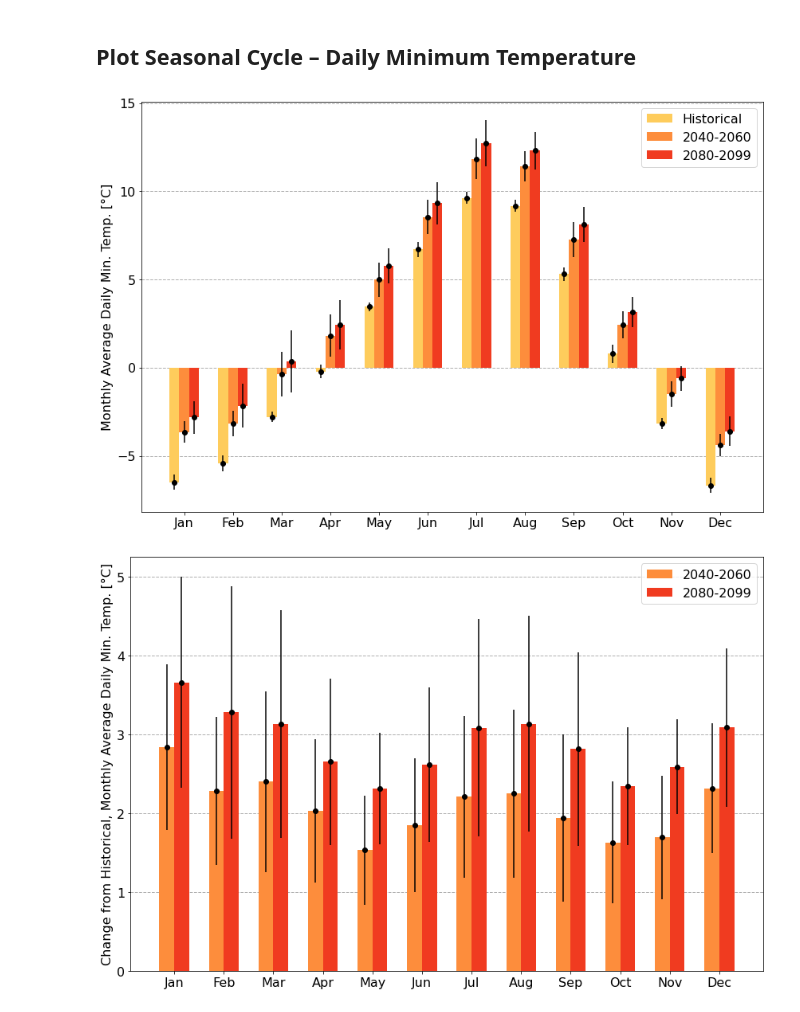
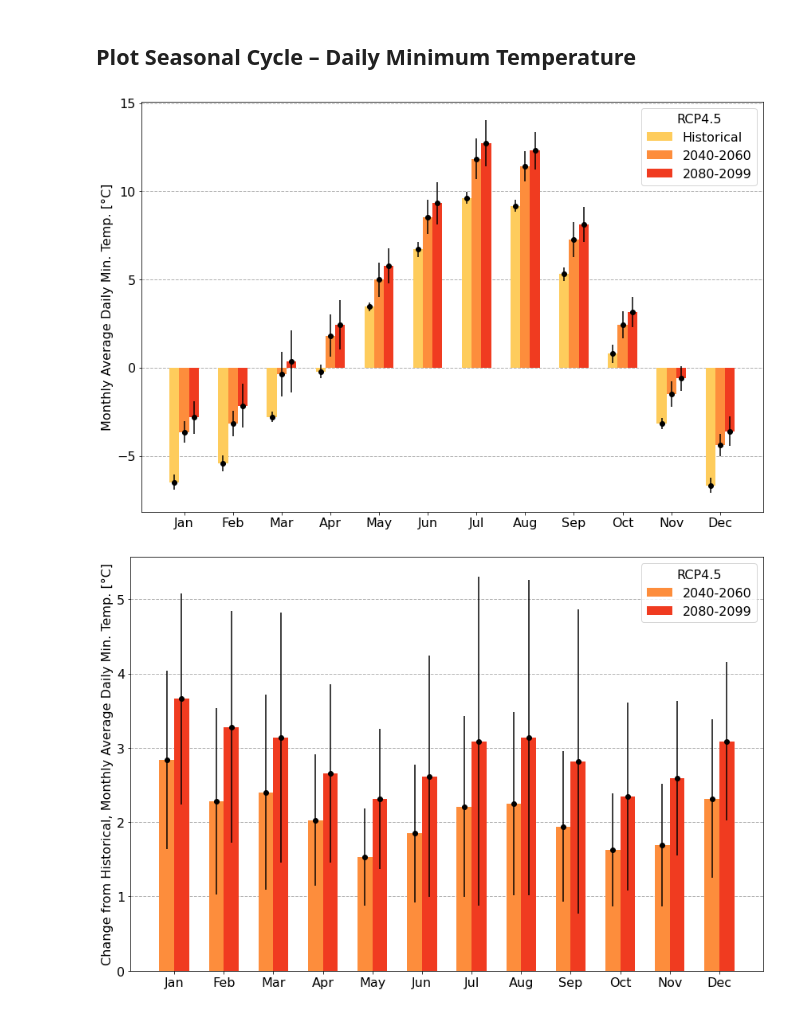
Before and after one commit to LejoFlores/CdA_MACA_analysis, a Jupyter notebook: CdA_ClimateChange_temperature.ipynb, the cells around one changed output. Cells and saved outputs as stored; diff of their text form; code cells hidden in the pictures.

```diff
--- a/CdA_ClimateChange_temperature.ipynb
+++ b/CdA_ClimateChange_temperature.ipynb
@@ -86,23 +111,50 @@ tmin_rcp45_mean_80_99 = tmin_ds_rcp45.sel(time=slice(endcent_beg, endcent_end))\
     .groupby('time.month').mean().mean(dim='model')
 tmin_rcp45_std_80_99 = tmin_ds_rcp45.sel(time=slice(endcent_beg, endcent_end))\
     .groupby('time.month').mean().std(dim='model')
+
+# RCP 8.5
+# Get multi-model average seasonal cycle in tmaxecipitation, 2040-2060
+tmin_rcp85_mean_40_60 = tmin_ds_rcp85.sel(time=slice(midcent_beg, midcent_end))\
+    .groupby('time.month').mean().mean(dim='model')
+tmin_rcp85_std_40_60 = tmin_ds_rcp85.sel(time=slice(midcent_beg, midcent_end))\
+    .groupby('time.month').mean().std(dim='model')
+
+# Get multi-model average seasonal cycle in tmaxecipitation, 2080-2099
+tmin_rcp85_mean_80_99 = tmin_ds_rcp85.sel(time=slice(endcent_beg, endcent_end))\
+    .groupby('time.month').mean().mean(dim='model')
+tmin_rcp85_std_80_99 = tmin_ds_rcp85.sel(time=slice(endcent_beg, endcent_end))\
+    .groupby('time.month').mean().std(dim='model')
 # %%
 # Get domain-wide seasonal cycle - maximum temperature
 tmin_seasonal_cycle_hist = tmin_hist_mean.air_temperature.mean(dim=('lat','lon')) - KtoC
 tmin_seasonal_cycle_40_60 = tmin_rcp45_mean_40_60.air_temperature.mean(dim=('lat','lon')) - KtoC
 tmin_seasonal_cycle_80_99 = tmin_rcp45_mean_80_99.air_temperature.mean(dim=('lat','lon')) - KtoC
 
+tmin_seasonal_cycle_40_60_rcp85 = tmin_rcp85_mean_40_60.air_temperature.mean(dim=('lat','lon')) - KtoC
+tmin_seasonal_cycle_80_99_rcp85 = tmin_rcp85_mean_80_99.air_temperature.mean(dim=('lat','lon')) - KtoC
+
 tmin_seasonal_cycle_hist_std = tmin_hist_std.air_temperature.mean(dim=('lat','lon'))
-tmin_seasonal_cycle_40_60_std = tmin_rcp45_std_40_60.air_temperature.mean(dim=('lat','lon'))
-tmin_seasonal_cycle_80_99_std = tmin_rcp45_std_80_99.air_temperature.mean(dim=('lat','lon'))
+tmin_seasonal_cycle_40_60_std = tmin_rcp85_std_40_60.air_temperature.mean(dim=('lat','lon'))
+tmin_seasonal_cycle_80_99_std = tmin_rcp85_std_80_99.air_temperature.mean(dim=('lat','lon'))
+
+tmin_seasonal_cycle_40_60_rcp85_std = tmin_rcp85_std_40_60.air_temperature.mean(dim=('lat','lon'))
+tmin_seasonal_cycle_80_99_rcp85_std = tmin_rcp85_std_80_99.air_temperature.mean(dim=('lat','lon'))
 
 tmin_seasonal_cycle_hist_np = tmin_seasonal_cycle_hist.values
+
 tmin_seasonal_cycle_40_60_np = tmin_seasonal_cycle_40_60.values
 tmin_seasonal_cycle_80_99_np = tmin_seasonal_cycle_80_99.values
 
+tmin_seasonal_cycle_40_60_rcp85_np = tmin_seasonal_cycle_40_60_rcp85.values
+tmin_seasonal_cycle_80_99_rcp85_np = tmin_seasonal_cycle_80_99_rcp85.values
+
 tmin_seasonal_cycle_hist_std_np = tmin_seasonal_cycle_hist_std.values
+
 tmin_seasonal_cycle_40_60_std_np = tmin_seasonal_cycle_40_60_std.values
 tmin_seasonal_cycle_80_99_std_np = tmin_seasonal_cycle_80_99_std.values
+
+tmin_seasonal_cycle_40_60_rcp85_std_np = tmin_seasonal_cycle_40_60_rcp85_std.values
+tmin_seasonal_cycle_80_99_rcp85_std_np = tmin_seasonal_cycle_80_99_rcp85_std.values
 # %%
 (tmax_hist_mean.air_temperature - KtoC).plot(col='month',col_wrap=3)
 # %% [output]
@@ -210,41 +262,41 @@ ax.grid(axis='y', linestyle='--', linewidth=1, zorder=-10)
 ax.set_ylabel('Monthly Average Daily Min. Temp. [°C]')
 ax.set_xticks(x)
 ax.set_xticklabels(labels)
-ax.legend()
+ax.legend(title='RCP4.5')
 
 fig.tight_layout()
 plt.savefig('MACA_v2_SeasonalCycleTmin.png', bbox_inches='tight', dpi=300)
 plt.show()
 # %% [output]
-[figure, old version]
+[figure, new version]
 # %%
 labels = ['Jan', 'Feb', 'Mar', 'Apr', 'May', 'Jun', 'Jul', 'Aug', 'Sep', 'Oct', 'Nov', 'Dec']
 
 plt.rcParams.update({'font.size': 16})
 
 x = np.arange(len(labels))+1  # the label locations
 width = 0.3  # the width of the bars
 
 fig, ax = plt.subplots(figsize=(12,8))
 rects1 = ax.bar(x - width/2, tmin_seasonal_cycle_40_60_np - tmin_seasonal_cycle_hist_np, width,
                 label='2040-2060', color='#fd8d3c', zorder=2.5)
 rects2 = ax.bar(x + width/2, tmin_seasonal_cycle_80_99_np - tmin_seasonal_cycle_hist_np, width,
                 label='2080-2099', color='#f03b20', zorder=2.5)
 
 ax.errorbar(x - width/2, tmin_seasonal_cycle_40_60_np - tmin_seasonal_cycle_hist_np,
                     yerr=tmin_seasonal_cycle_40_60_std_np, fmt='o', color='k', zorder=3)
 ax.errorbar(x + width/2, tmin_seasonal_cycle_80_99_np - tmin_seasonal_cycle_hist_np,
                     yerr=tmin_seasonal_cycle_80_99_std_np, fmt='o', color='k', zorder=3)
 
 # Add some text for labels, title and custom x-axis tick labels, etc.
 ax.grid(axis='y', linestyle='--', linewidth=1, zorder=-10)
 ax.set_ylabel('Change from Historical, Monthly Average Daily Min. Temp. [°C]')
 ax.set_xticks(x)
 ax.set_xticklabels(labels)
-ax.legend()
+ax.legend(title='RCP4.5')
 
 fig.tight_layout()
 plt.savefig('MACA_v2_SeasonalCycleTmin_change.png', bbox_inches='tight', dpi=300)
 plt.show()
 # %% [output]
-[figure, old version]
+[figure, new version]
```
Also changed, not shown: parts of 15 cells of this notebook, 15 other files.
